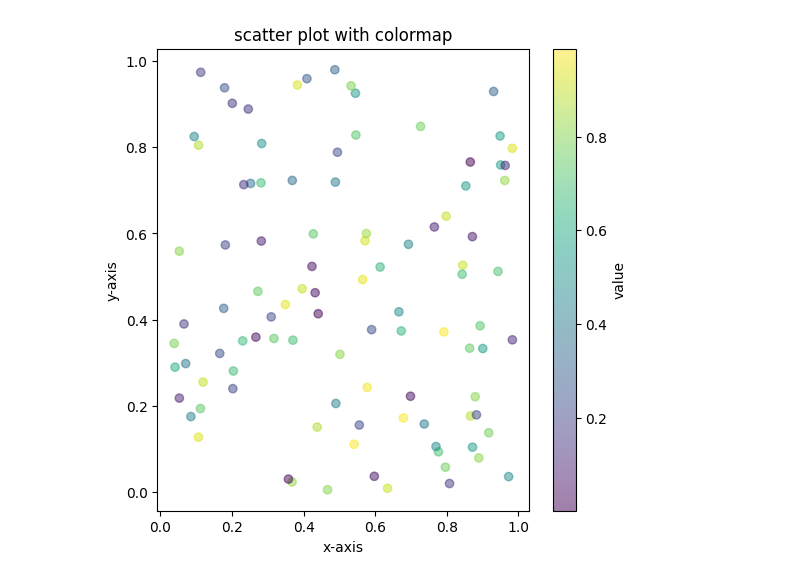
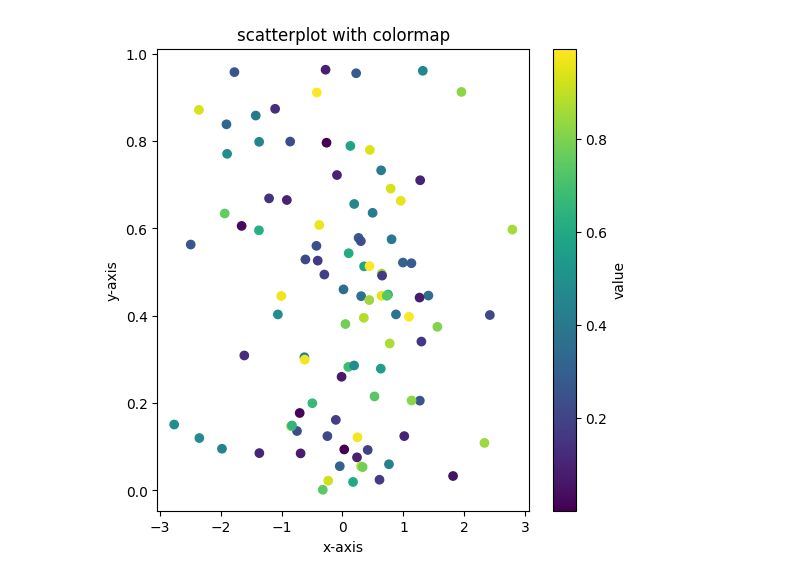
Before and after one commit to srivishnumallik/vishnu20221CCS0058, a Jupyter notebook: scalarvisualization.ipynb, the cells around one changed output. Cells and saved outputs as stored; diff of their text form; code cells hidden in the pictures.

```diff
--- a/scalarvisualization.ipynb
+++ b/scalarvisualization.ipynb
@@ -165,23 +7,22 @@ These are a few of the notebooks from Google's online Machine Learning course. S
 # %%
-import pandas as pd
-import numpy as np
+data = pd.DataFrame({
+    "x":np.random.randn(100),
+    "y":np.random.rand(100),
+    "value":np.random.rand(100)})
+cmap="viridis"
 import matplotlib.pyplot as plt
-data=pd.DataFrame({
-    "x":np.random.rand(100),
-    "y":np.random.rand(100),
-    "value":np.random.rand(100)
-})
-cmap="viridis"
-alpha=0.5
-plt.figure(figsize=(6,6))
-plt.scatter(data["x"],data["y"],c=data["value"],cmap=cmap,alpha=alpha)
+
+alpha = 1
+plt.figure(figsize=(6, 6))
+plt.scatter(data["x"], data["y"], c=data["value"], cmap=cmap, alpha=alpha)
 plt.xlabel("x-axis")
 plt.ylabel("y-axis")
-plt.title("scatter plot with colormap")
+plt.show()
+plt.title("scatterplot with colormap")
 plt.colorbar(label="value")
 plt.show()
 # %% [output]
-[figure, old version]
+[figure, new version]
 # %%
 import pandas as pd
 import numpy as np
```
Also changed, not shown: parts of 19 cells of this notebook.
